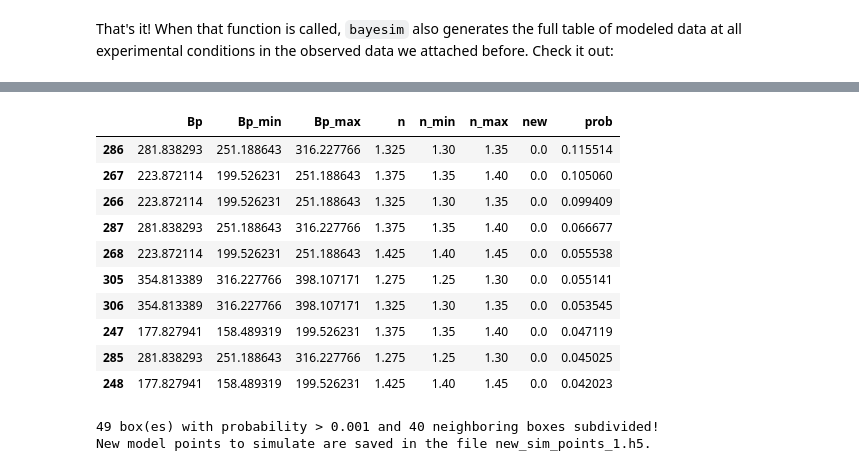
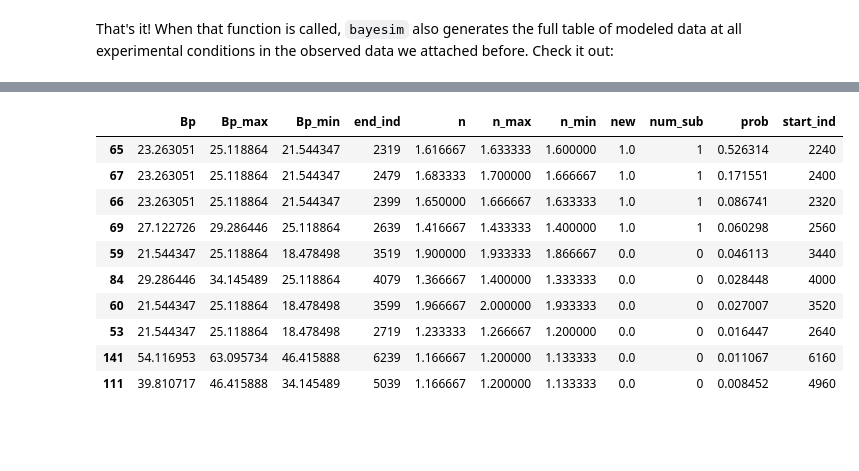
Before and after one commit to PV-Lab/bayesim, a Jupyter notebook: examples/diode/ideal_diode.ipynb, the cells around one changed output, grey strips where cells are left out. Saved outputs shown, nothing was run; the diff lists cells and outputs as text; code cells hidden in the pictures; blank space fills up the shorter version.

```diff
--- a/examples/diode/ideal_diode.ipynb
+++ b/examples/diode/ideal_diode.ipynb
@@ -146,19 +272,14 @@ m.probs.visualize()
 # %%
-m.probs.most_probable(10)
+#m.probs.most_probable(10)
 # %% [output]
-|  | Bp | Bp_min | Bp_max | n | n_min | n_max | new | prob |
-| 286 | 281.838293 | 251.188643 | 316.227766 | 1.325 | 1.30 | 1.35 | 0.0 | 0.115514 |
-| 267 | 223.872114 | 199.526231 | 251.188643 | 1.375 | 1.35 | 1.40 | 0.0 | 0.105060 |
-| 266 | 223.872114 | 199.526231 | 251.188643 | 1.325 | 1.30 | 1.35 | 0.0 | 0.099409 |
-| 287 | 281.838293 | 251.188643 | 316.227766 | 1.375 | 1.35 | 1.40 | 0.0 | 0.066677 |
-| 268 | 223.872114 | 199.526231 | 251.188643 | 1.425 | 1.40 | 1.45 | 0.0 | 0.055538 |
-| 305 | 354.813389 | 316.227766 | 398.107171 | 1.275 | 1.25 | 1.30 | 0.0 | 0.055141 |
-| 306 | 354.813389 | 316.227766 | 398.107171 | 1.325 | 1.30 | 1.35 | 0.0 | 0.053545 |
-| 247 | 177.827941 | 158.489319 | 199.526231 | 1.375 | 1.35 | 1.40 | 0.0 | 0.047119 |
-| 285 | 281.838293 | 251.188643 | 316.227766 | 1.275 | 1.25 | 1.30 | 0.0 | 0.045025 |
-| 248 | 177.827941 | 158.489319 | 199.526231 | 1.425 | 1.40 | 1.45 | 0.0 | 0.042023 |
+|  | Bp | Bp_max | Bp_min | end_ind | n | n_max | n_min | new | num_sub | prob | start_ind |
+| 65 | 23.263051 | 25.118864 | 21.544347 | 2319 | 1.616667 | 1.633333 | 1.600000 | 1.0 | 1 | 0.526314 | 2240 |
+| 67 | 23.263051 | 25.118864 | 21.544347 | 2479 | 1.683333 | 1.700000 | 1.666667 | 1.0 | 1 | 0.171551 | 2400 |
+| 66 | 23.263051 | 25.118864 | 21.544347 | 2399 | 1.650000 | 1.666667 | 1.633333 | 1.0 | 1 | 0.086741 | 2320 |
+| 69 | 27.122726 | 29.286446 | 25.118864 | 2639 | 1.416667 | 1.433333 | 1.400000 | 1.0 | 1 | 0.060298 | 2560 |
+| 59 | 21.544347 | 25.118864 | 18.478498 | 3519 | 1.900000 | 1.933333 | 1.866667 | 0.0 | 0 | 0.046113 | 3440 |
+| 84 | 29.286446 | 34.145489 | 25.118864 | 4079 | 1.366667 | 1.400000 | 1.333333 | 0.0 | 0 | 0.028448 | 4000 |
+| 60 | 21.544347 | 25.118864 | 18.478498 | 3599 | 1.966667 | 2.000000 | 1.933333 | 0.0 | 0 | 0.027007 | 3520 |
+| 53 | 21.544347 | 25.118864 | 18.478498 | 2719 | 1.233333 | 1.266667 | 1.200000 | 0.0 | 0 | 0.016447 | 2640 |
+| 141 | 54.116953 | 63.095734 | 46.415888 | 6239 | 1.166667 | 1.200000 | 1.133333 | 0.0 | 0 | 0.011067 | 6160 |
+| 111 | 39.810717 | 46.415888 | 34.145489 | 5039 | 1.166667 | 1.200000 | 1.133333 | 0.0 | 0 | 0.008452 | 4960 |
-# %%
-m.subdivide(threshold_prob=0.001)
-# %% [output]
-49 box(es) with probability > 0.001 and 40 neighboring boxes subdivided!
-New model points to simulate are saved in the file new_sim_points_1.h5.
```
Also changed, not shown: parts of 41 cells of this notebook, 6 other files.
